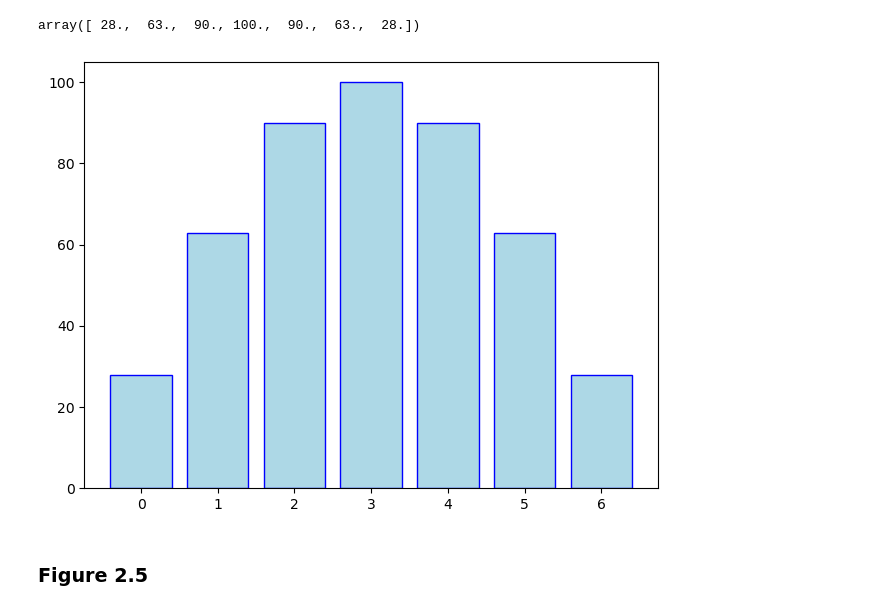
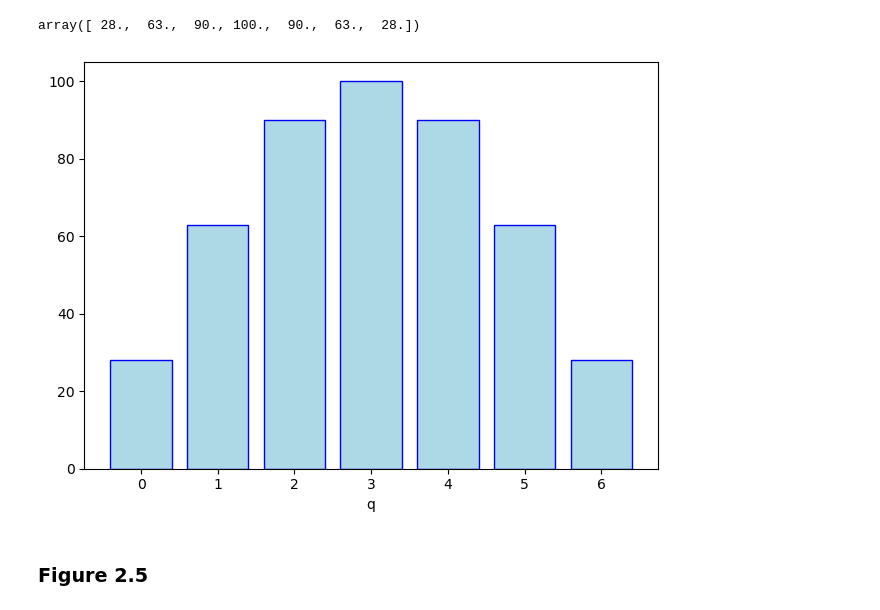
Before and after one commit to furnstahl/Physics-5600, a Jupyter notebook: Einstein_solid_counting.ipynb, the cells around one changed output. Saved outputs shown, nothing was run; the diff lists cells and outputs as text; code cells hidden in the pictures.

Commit message:
added labels to plot axes

```diff
--- a/Einstein_solid_counting.ipynb
+++ b/Einstein_solid_counting.ipynb
@@ -118,11 +118,13 @@ array([ 28.,  63.,  90., 100.,  90.,  63.,  28.])
 # %%
 fig, ax0 = plt.subplots(1, 1)
 q_array = np.arange(len(Omega_tot_array))
 ax0.bar(q_array, Omega_tot_array, edgecolor='blue', color='lightblue')
+ax0.set_xlabel('q')
+ax0.se
 #ax0.set_xlim(q_array[0], q_array[-1])
 fig.tight_layout()
 # %% [output]
-[figure, old version]
+[figure, new version]
 # %% [markdown]
 ### Figure 2.5
 # %%
```
Also changed, not shown: parts of 1 cell of this notebook.
